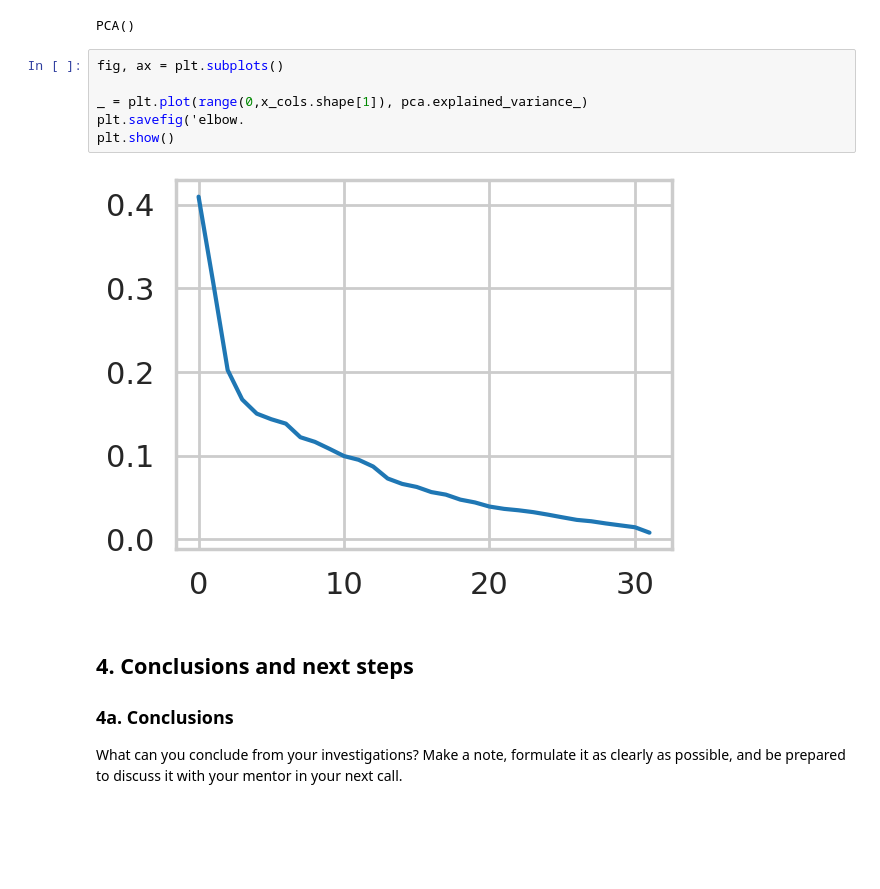
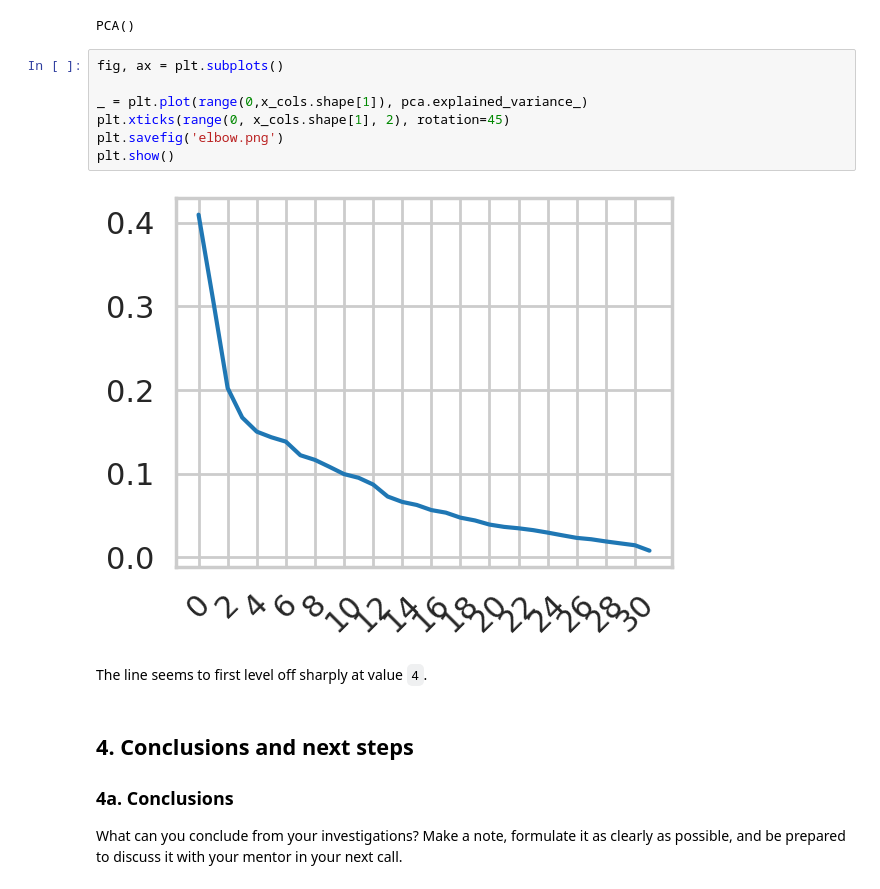
Before and after one commit to blue-santa/sprinboard-data-science-2026, a Jupyter notebook: 15-unsupervised-learning/06-principal-component-analysis/Clustering Case Study - Customer Segmentation with K-Means - Tier 3.ipynb, the cells around one changed output. Cells and saved outputs as stored; diff of their text form; blank space fills up the shorter version.

```diff
--- a/15-unsupervised-learning/06-principal-component-analysis/Clustering Case Study - Customer Segmentation with K-Means - Tier 3.ipynb
+++ b/15-unsupervised-learning/06-principal-component-analysis/Clustering Case Study - Customer Segmentation with K-Means - Tier 3.ipynb
@@ -512,11 +512,14 @@ PCA()
 # %%
 fig, ax = plt.subplots()
 
 _ = plt.plot(range(0,x_cols.shape[1]), pca.explained_variance_)
-plt.savefig('elbow.
+plt.xticks(range(0, x_cols.shape[1], 2), rotation=45)
+plt.savefig('elbow.png')
 plt.show()
 # %% [output]
-[figure, old version]
+[figure, new version]
+# %% [markdown]
+The line seems to first level off sharply at value `4`.
 # %% [markdown]
 ## 4. Conclusions and next steps
 ### 4a. Conclusions
```
Also changed, not shown: parts of 5 cells of this notebook, 1 other file.
